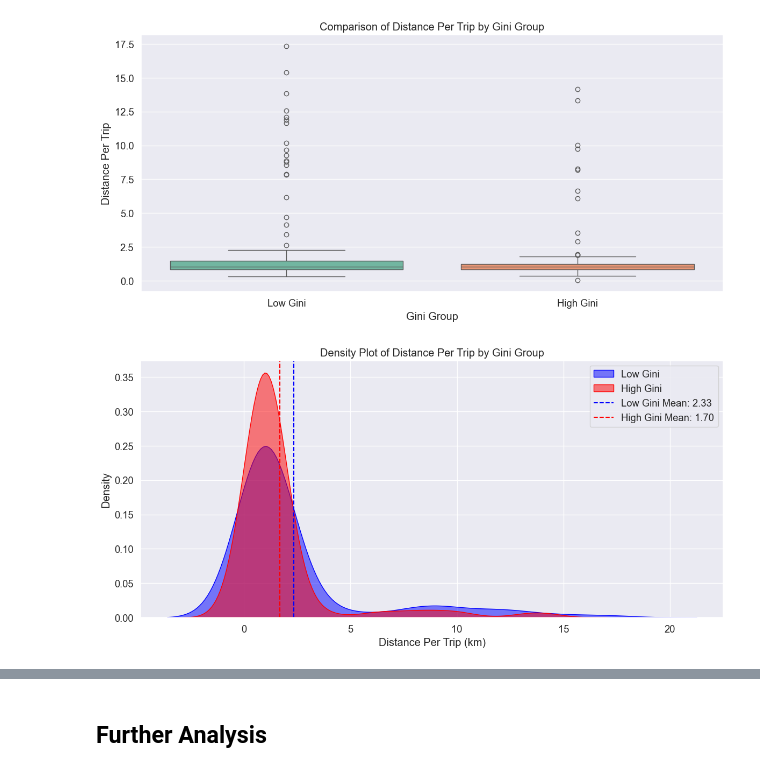
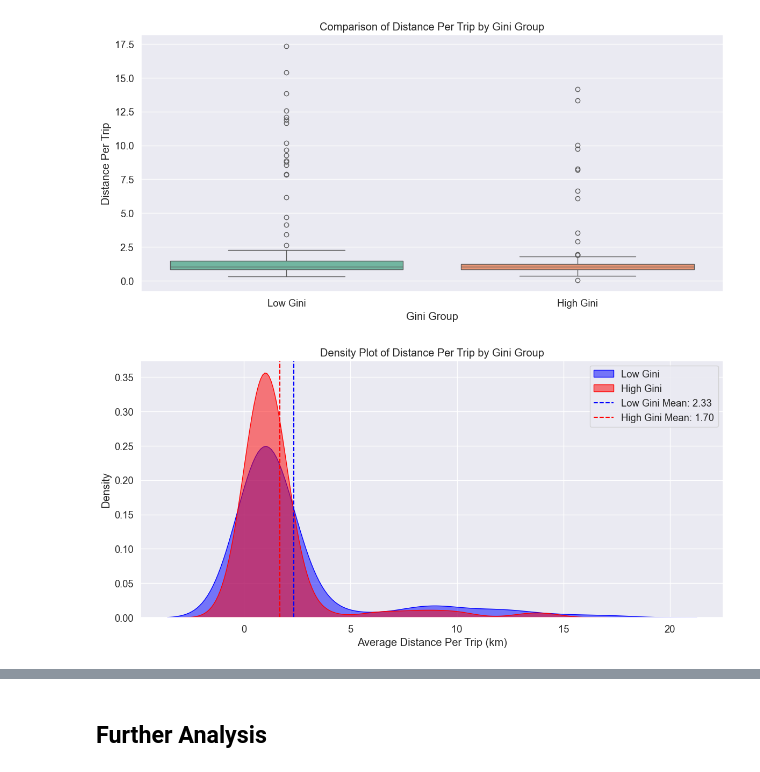
Before and after one commit to carobs9/thesis_project, a Jupyter notebook: trip_analysis/trip_analysis copy.ipynb, the cells around one changed output, grey strips where cells are left out. Drawn from its saved outputs; the diff is of its cells as text; code cells hidden in the pictures.

```diff
--- a/trip_analysis/trip_analysis copy.ipynb
+++ b/trip_analysis/trip_analysis copy.ipynb
@@ -332,20 +408,20 @@ Passing `palette` without assigning `hue` is deprecated and will be removed in v
 # %%
 plt.figure(figsize=(12, 6))
 sns.kdeplot(low_gini['distance_per_trip'], label='Low Gini', fill=True, color='blue', alpha=0.5)
 sns.kdeplot(high_gini['distance_per_trip'], label='High Gini', fill=True, color='red', alpha=0.5)
 
 low_gini_mean = low_gini['distance_per_trip'].mean()
 high_gini_mean = high_gini['distance_per_trip'].mean()
 
 plt.axvline(low_gini_mean, color='blue', linestyle='--', label=f'Low Gini Mean: {low_gini_mean:.2f}')
 plt.axvline(high_gini_mean, color='red', linestyle='--', label=f'High Gini Mean: {high_gini_mean:.2f}')
 
 plt.title('Density Plot of Distance Per Trip by Gini Group')
-plt.xlabel('Distance Per Trip (km)')
+plt.xlabel('Average Distance Per Trip (km)')
 plt.ylabel('Density')
 plt.legend()
 plt.savefig(cfg.FIGURES_PATH / '2_quantiles_distance_per_trip_gini_density.png', dpi=300)
 plt.tight_layout()
 plt.show()
 # %% [output]
-[figure, old version]
+[figure, new version]
```
Also changed, not shown: parts of 14 cells of this notebook, 9 other files.
